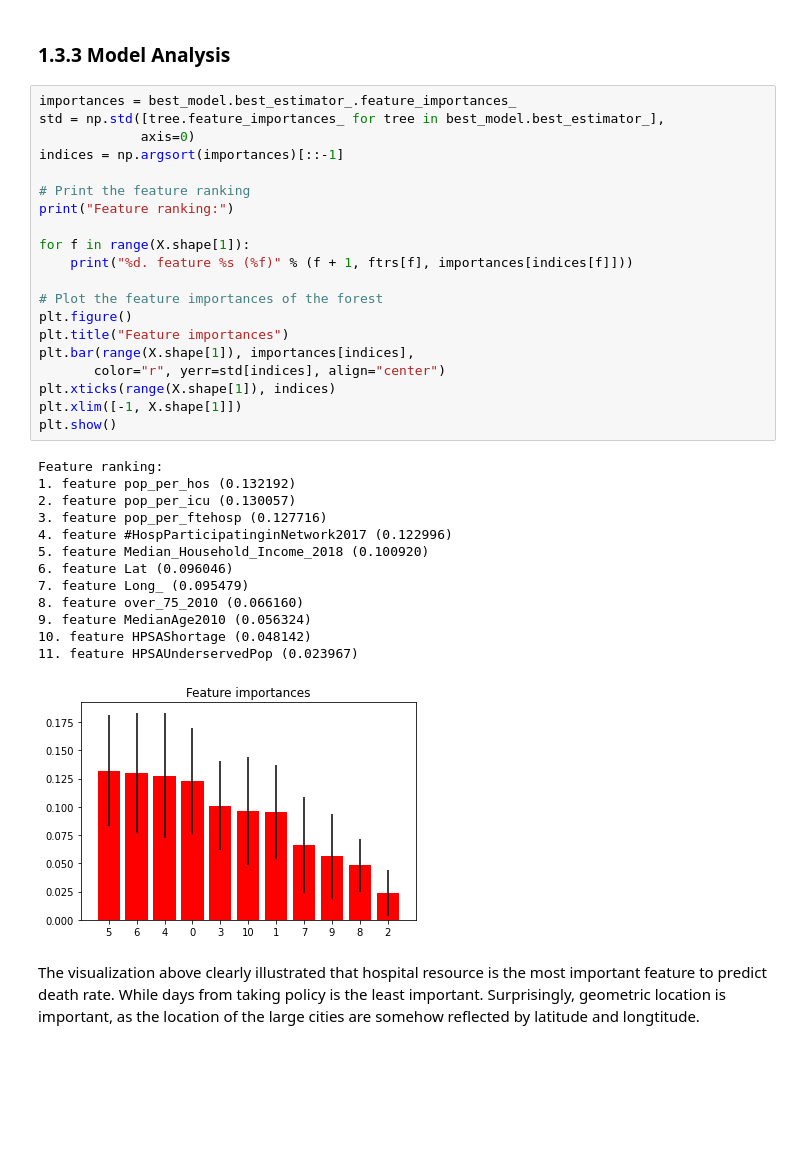
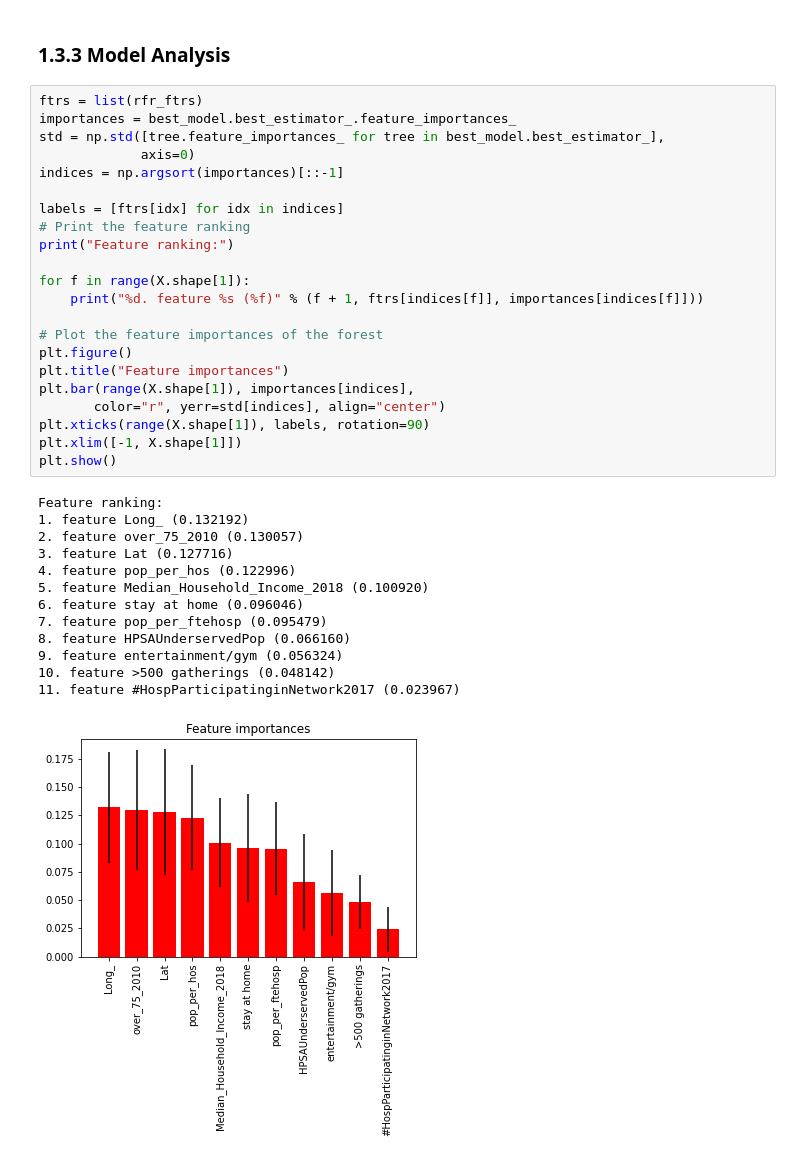
Before and after one commit to swenson-nick/Data_200_Covid, a Jupyter notebook: 1.DeathRate.ipynb, the cells around one changed output. Saved outputs shown, nothing was run; the diff lists cells and outputs as text; blank space fills up the shorter version.

Commit message:
added some explanation to conclusion and fixed a bug for feature importance

```diff
--- a/1.DeathRate.ipynb
+++ b/1.DeathRate.ipynb
@@ -743,38 +743,38 @@ model rmse: 3.150558268891662
 # %% [markdown]
 ### 1.3.3 Model Analysis
 # %%
+ftrs = list(rfr_ftrs)
 importances = best_model.best_estimator_.feature_importances_
 std = np.std([tree.feature_importances_ for tree in best_model.best_estimator_],
              axis=0)
 indices = np.argsort(importances)[::-1]
 
+labels = [ftrs[idx] for idx in indices]
 # Print the feature ranking
 print("Feature ranking:")
 
 for f in range(X.shape[1]):
-    print("%d. feature %s (%f)" % (f + 1, ftrs[f], importances[indices[f]]))
+    print("%d. feature %s (%f)" % (f + 1, ftrs[indices[f]], importances[indices[f]]))
 
 # Plot the feature importances of the forest
 plt.figure()
 plt.title("Feature importances")
 plt.bar(range(X.shape[1]), importances[indices],
        color="r", yerr=std[indices], align="center")
-plt.xticks(range(X.shape[1]), indices)
+plt.xticks(range(X.shape[1]), labels, rotation=90)
 plt.xlim([-1, X.shape[1]])
 plt.show()
 # %% [output]
 Feature ranking:
-1. feature pop_per_hos (0.132192)
-2. feature pop_per_icu (0.130057)
-3. feature pop_per_ftehosp (0.127716)
-4. feature #HospParticipatinginNetwork2017 (0.122996)
+1. feature Long_ (0.132192)
+2. feature over_75_2010 (0.130057)
+3. feature Lat (0.127716)
+4. feature pop_per_hos (0.122996)
 5. feature Median_Household_Income_2018 (0.100920)
-6. feature Lat (0.096046)
-7. feature Long_ (0.095479)
-8. feature over_75_2010 (0.066160)
-9. feature MedianAge2010 (0.056324)
-10. feature HPSAShortage (0.048142)
-11. feature HPSAUnderservedPop (0.023967)
+6. feature stay at home (0.096046)
+7. feature pop_per_ftehosp (0.095479)
+8. feature HPSAUnderservedPop (0.066160)
+9. feature entertainment/gym (0.056324)
+10. feature >500 gatherings (0.048142)
+11. feature #HospParticipatinginNetwork2017 (0.023967)
-[figure, old version]
+[figure, new version]
-# %% [markdown]
-The visualization above clearly illustrated that hospital resource is the most important feature to predict death rate. While days from taking policy is the least important. Surprisingly, geometric location is important, as the location of the large cities are somehow reflected by latitude and longtitude.
```
Also changed, not shown: parts of 2 cells of this notebook.
